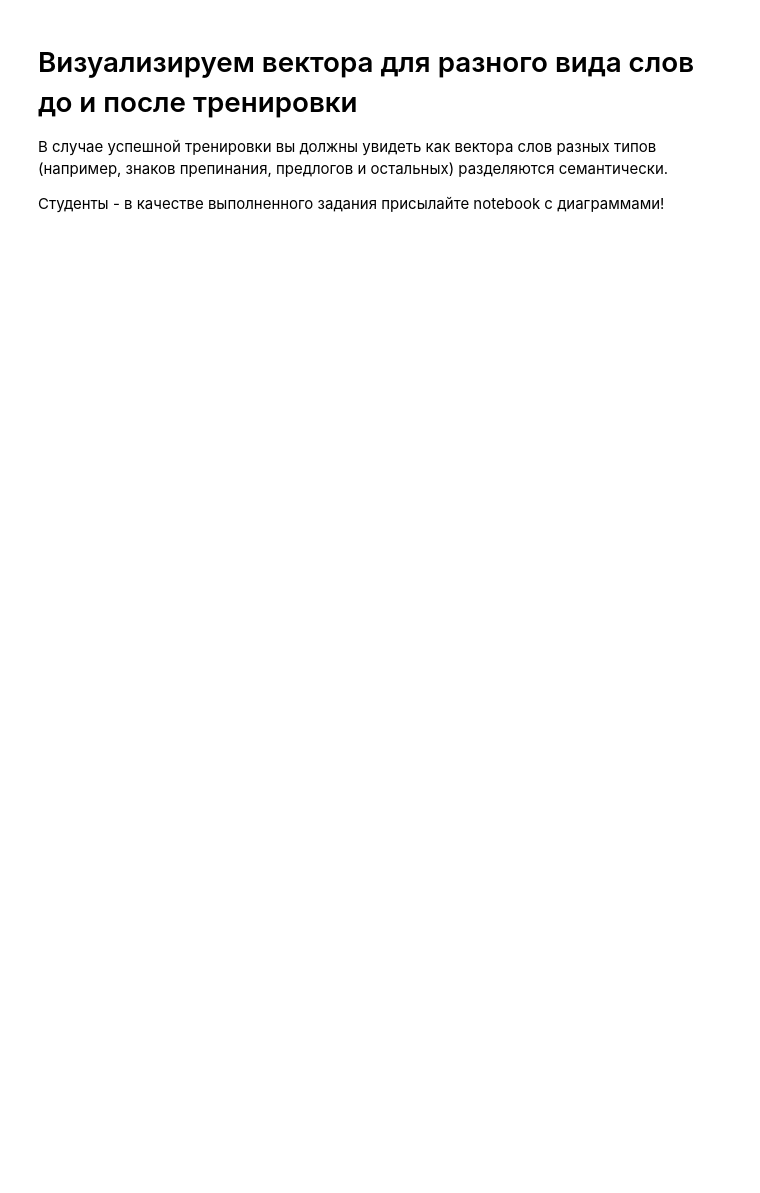
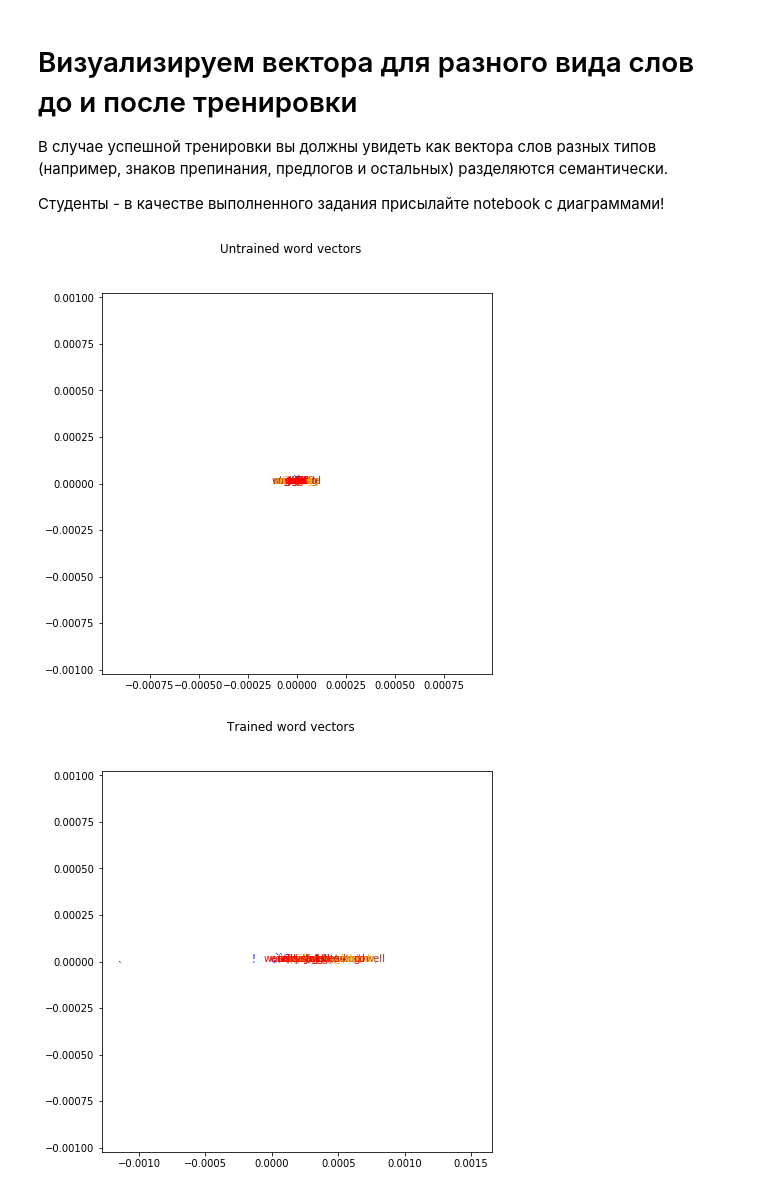
Before and after one commit to Farik/dlcourse_ai, a Jupyter notebook: assignments/assignment5/Word2Vec.ipynb, the cells around one changed output. Drawn from its saved outputs; the diff is of its cells as text; code cells hidden in the pictures; blank space fills up the shorter version.

```diff
--- a/assignments/assignment5/Word2Vec.ipynb
+++ b/assignments/assignment5/Word2Vec.ipynb
@@ -164,7 +186,7 @@ class Word2VecPlain(Dataset):
         self.contexts = []
         emergency_stop = 0
         while len(self.contexts)<self.num_contexts and emergency_stop<self.num_contexts:
-            center_word, binded_words = data.get_random_context()
+            center_word, binded_words = data.get_random_context(3)
             input_onehot = torch.zeros(data.num_tokens())
             input_onehot[data.index_by_token[center_word]] = 1
             for word in binded_words:
@@ -310,11 +336,28 @@ def train_model(model, dataset, train_loader, optimizer, scheduler=None, num_epo
 Добейтесь значения ошибки меньше **8.0**.
 # %%
 # Finally, let's train the model!
+wordvec_dim=10
+def init_weights(m):
+    print(m)
+    if type(m) == nn.Linear:
+        m.weight.data.fill_(7)
+        print(m.weight)
+
+nn_model = nn.Sequential(
+    nn.Linear(dataset.num_tokens, wordvec_dim, bias=False),
+    nn.Linear(wordvec_dim, dataset.num_tokens, bias=False),
+ )
+nn_model.type(torch.cuda.FloatTensor)
+nn_model.apply(init_weights)
+
+nn_model.to(device)
 
 # TODO: We use placeholder values for hyperparameters - you will need to find better values!
-optimizer = optim.SGD(nn_model.parameters(), lr=1, weight_decay=1e-3)
-scheduler = optim.lr_scheduler.StepLR(optimizer, 3, 0.2)
-train_loader = torch.utils.data.DataLoader(dataset, batch_size=64)
+optimizer = optim.SGD(nn_model.parameters(), lr=0.1, momentum=0.7, weight_decay=1e-4)
+# optimizer = optim.Adam(nn_model.parameters(), lr=0.02, betas= (0.9, 0.99), weight_decay=1e-4)
+#scheduler = optim.lr_scheduler.StepLR(optimizer, 5, 0.1)
+scheduler = optim.lr_scheduler.ReduceLROnPlateau(optimizer, 'min', verbose='True', threshold=0.01, patience=5)
+train_loader = torch.utils.data.DataLoader(dataset, batch_size=1024)
 
-loss_history, train_history = train_model(nn_model, dataset, train_loader, optimizer, scheduler, 3)
+loss_history, train_history = train_model(nn_model, dataset, train_loader, optimizer, scheduler, 60)
 # %% [output]
@@ -336,29 +396,32 @@ plt.plot(loss_history)
 # %%
 trained_input_vectors, trained_output_vectors = extract_word_vectors(nn_model)
 assert trained_input_vectors.shape == (data.num_tokens(), wordvec_dim)
 assert trained_output_vectors.shape == (data.num_tokens(), wordvec_dim)
 
 def visualize_vectors(input_vectors, output_vectors, title=''):
-    full_vectors = torch.cat((input_vectors, output_vectors), 0)
+    full_vectors = torch.cat((input_vectors.cpu(), output_vectors.cpu()), 0)
     wordvec_embedding = PCA(n_components=2).fit_transform(full_vectors)
 
     # Helpful words form CS244D example
     # http://cs224d.stanford.edu/assignment1/index.html
     visualize_words = {'green': ["the", "a", "an"],
                       'blue': [",", ".", "?", "!", "``", "''", "--"],
                       'brown': ["good", "great", "cool", "brilliant", "wonderful",
                               "well", "amazing", "worth", "sweet", "enjoyable"],
                       'orange': ["boring", "bad", "waste", "dumb", "annoying", "stupid"],
                       'red': ['tell', 'told', 'said', 'say', 'says', 'tells', 'goes', 'go', 'went']
                      }
 
     plt.figure(figsize=(7,7))
     plt.suptitle(title)
     for color, words in visualize_words.items():
         points = np.array([wordvec_embedding[data.index_by_token[w]] for w in words])
         for i, word in enumerate(words):
             plt.text(points[i, 0], points[i, 1], word, color=color,horizontalalignment='center')
         plt.scatter(points[:, 0], points[:, 1], c=color, alpha=0.3, s=0.5)
 
 visualize_vectors(untrained_input_vectors, untrained_output_vectors, "Untrained word vectors")
 visualize_vectors(trained_input_vectors, trained_output_vectors, "Trained word vectors")
+# %% [output]
+[figure, added]
+[figure, added]
```
Also changed, not shown: parts of 7 cells of this notebook.
